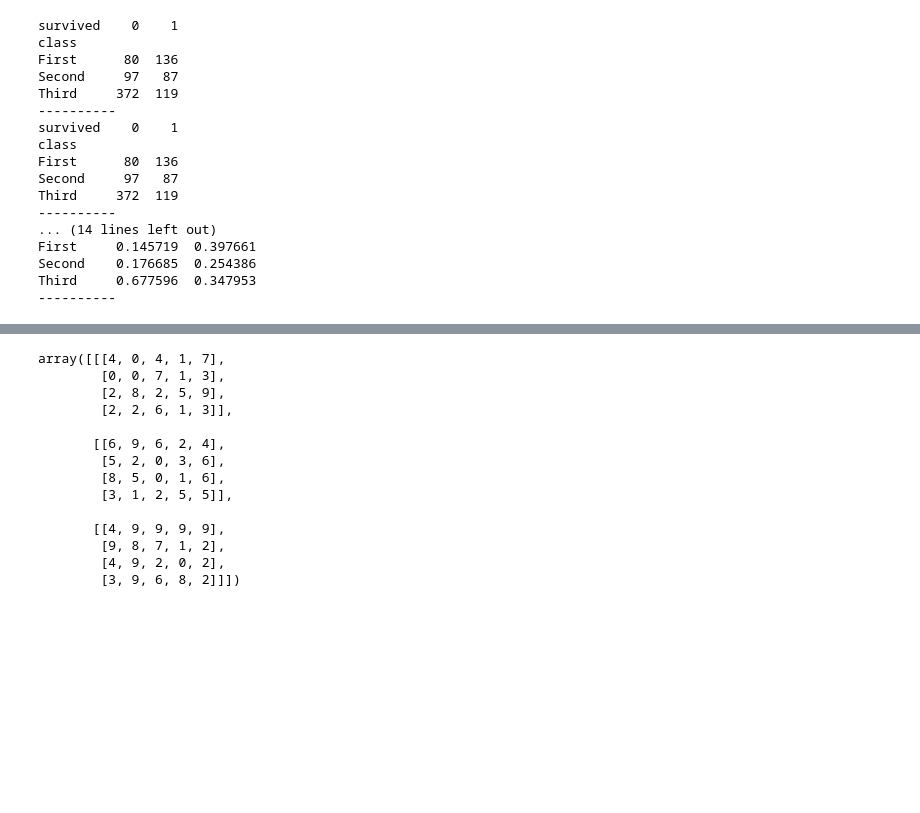
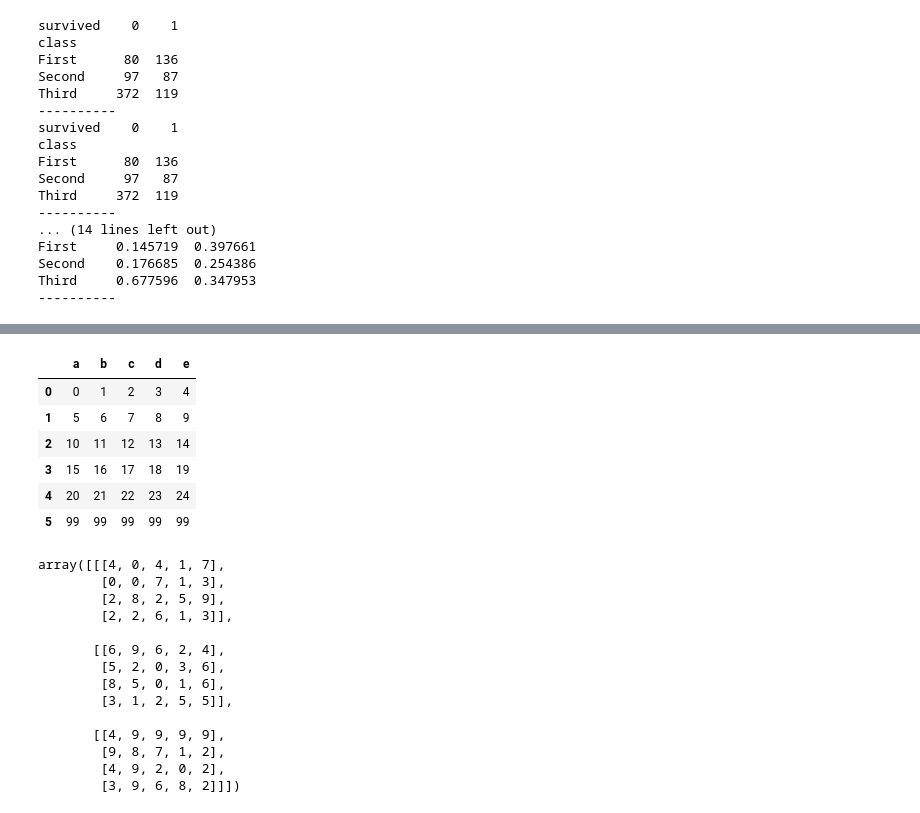
Before and after one commit to blackbutterfly0852/ADP_PRACTICE, a Jupyter notebook: 230114_데이터핸들링.ipynb, the cells around one changed output, grey strips where cells are left out. Saved outputs shown, nothing was run; the diff lists cells and outputs as text; code cells hidden in the pictures; blank space fills up the shorter version.

```diff
--- a/230114_데이터핸들링.ipynb
+++ b/230114_데이터핸들링.ipynb
@@ -810,0 +1000,31 @@ Third     0.677596  0.347953
+# %%
+# 27. lambda
+# lambda 간단한 함수 개념으로, map(lambda)를 사용할 때는 Series(원소) 형식 필요
+# 대체원소 -> 원소.func()
+import pandas as pd
+df = pd.read_csv('data/6.세종시_오피스텔(매매)_실거래가.csv')
+df_split = df['시군구'].str.split(' ', expand = True)
+print(df_split)
+print('----------')
+
+# 27-1) lambda로 split
+se_lambda_split = df['시군구'].map(lambda x : x.split(' ')) # 문자열 자체 접근
+print(se_lambda_split)
+print('----------')
+df_se_lambda_split = pd.DataFrame(columns = ['시','군','구'])
+df_se_lambda_split
+
+for i in se_lambda_split:
+    se = []
+    if len(i) == 2:
+        se = pd.Series(i, index = ['시','군'])
+    else:
+        se = pd.Series(i, index = ['시', '군', '구'])
+
+    #df_se_lambda_split = df_se_lambda_split.append(se,ignore_index=True)
+print(df_se_lambda_split)
+
+# 27-2) 타입변경 후 문자열 자르기
+print(df['계약년월'].astype(str).str[0:4])
+print('----------')
+print(df['계약년월'].map(lambda x : str(x)[0:4]))
@@ -810,0 +1049,19 @@ Third     0.677596  0.347953
+# %%
+# 참고 DataFrame에 행으로 list 추가
+#!pip3 install tabulate
+from tabulate import tabulate
+import pandas as pd
+import numpy as np
+def print_df(df):
+    print(tabulate(df, headers='keys', tablefmt='psql'))
+df = pd.DataFrame(np.arange(25).reshape(5, 5), columns = ['a','b','c','d','e'])
+list = [99,99,99,99,99]
+df.append(pd.Series(list, index = df.columns), ignore_index = True)
+# %% [output]
+|  | a | b | c | d | e |
+| 0 | 0 | 1 | 2 | 3 | 4 |
+| 1 | 5 | 6 | 7 | 8 | 9 |
+| 2 | 10 | 11 | 12 | 13 | 14 |
+| 3 | 15 | 16 | 17 | 18 | 19 |
+| 4 | 20 | 21 | 22 | 23 | 24 |
+| 5 | 99 | 99 | 99 | 99 | 99 |
```
Also changed, not shown: parts of 7 cells of this notebook.
